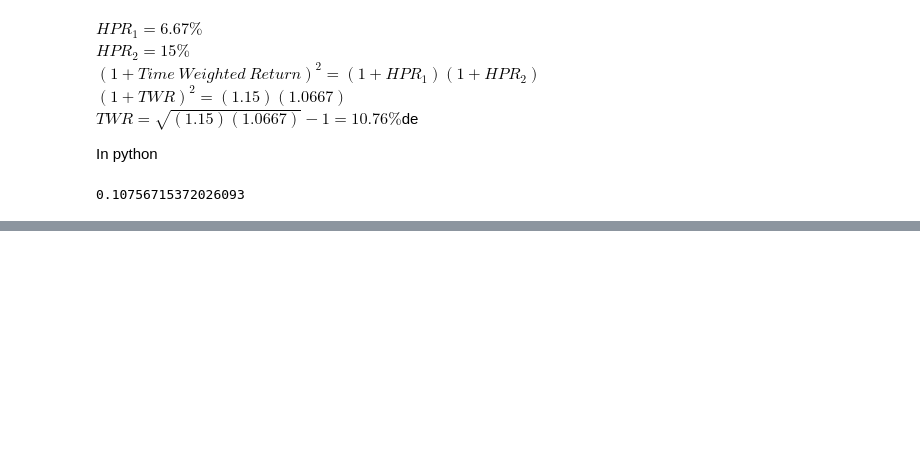
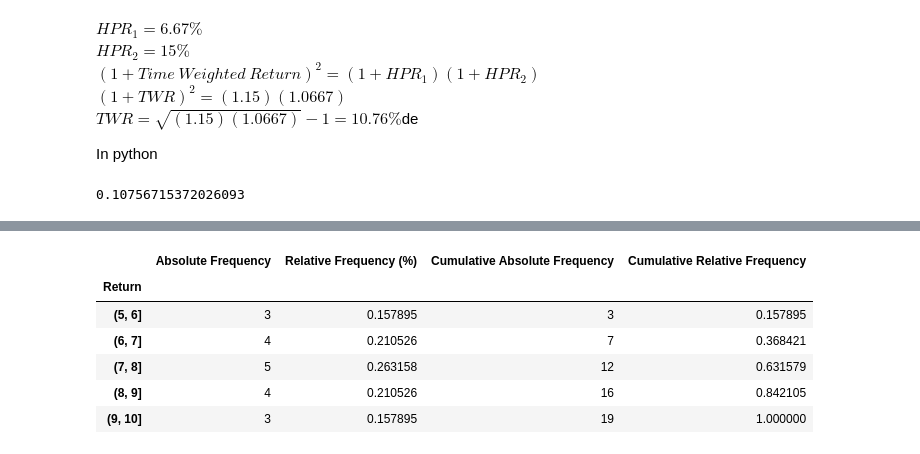
Before and after one commit to cmjernigan/CFA, a Jupyter notebook: CFA Quantitative Methods.ipynb, the cells around one changed output, grey strips where cells are left out. Cells and saved outputs as stored; diff of their text form; code cells hidden in the pictures; blank space fills up the shorter version.

Commit message:
Added cumulative distribution calcs

```diff
--- a/CFA Quantitative Methods.ipynb
+++ b/CFA Quantitative Methods.ipynb
@@ -786,0 +1048,20 @@ Define a function to compute the time-weighted return from a dataframe containin
+# %%
+n = len(returns_df)
+count = returns_df['Return'].groupby(pd.cut(returns_df["Return"], np.arange(5, 11, 1))).count()
+rel_freq = returns_df['Rel Freq'].groupby(pd.cut(returns_df["Return"], np.arange(5, 11, 1))).count() / n
+cum_ab_freq = count.cumsum()
+cum_rel_freq = rel_freq.cumsum()
+
+returns_fd = pd.concat([count, rel_freq, cum_ab_freq, cum_rel_freq], axis=1, names=['Return Interval'],
+                       keys=['Absolute Frequency', 'Relative Frequency (%)', 'Cumulative Absolute Frequency',
+                            'Cumulative Relative Frequency'])
+
+returns_fd
+# %% [output]
+|  | Absolute Frequency | Relative Frequency (%) | Cumulative Absolute Frequency | Cumulative Relative Frequency |
+| Return |  |  |  |  |
+| (5, 6] | 3 | 0.157895 | 3 | 0.157895 |
+| (6, 7] | 4 | 0.210526 | 7 | 0.368421 |
+| (7, 8] | 5 | 0.263158 | 12 | 0.631579 |
+| (8, 9] | 4 | 0.210526 | 16 | 0.842105 |
+| (9, 10] | 3 | 0.157895 | 19 | 1.000000 |
```
Also changed, not shown: parts of 12 cells of this notebook.
